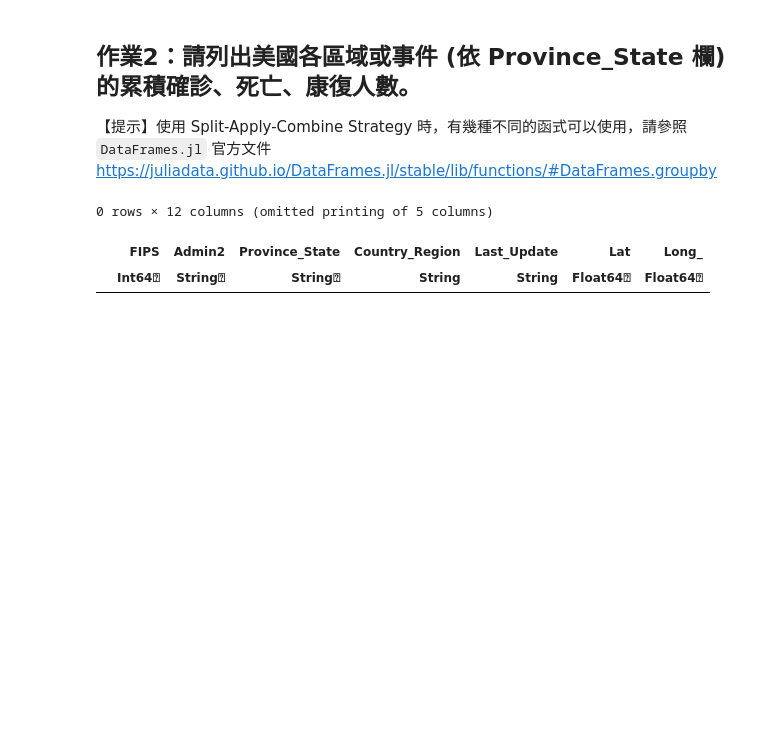
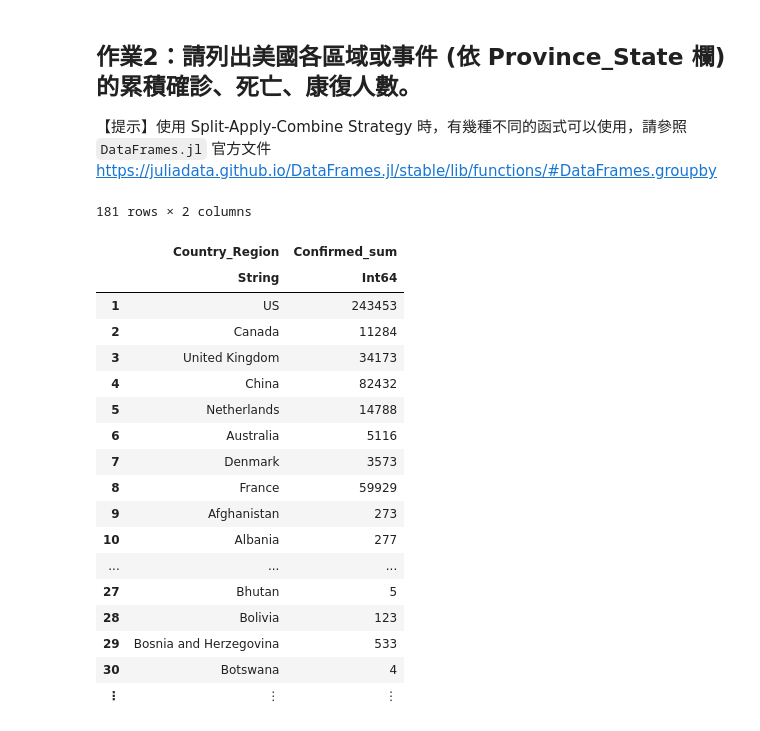
Before and after one commit to marcjuang/1st-JuliaMarathon, a Jupyter notebook: homework/D18_hw.ipynb, the cells around one changed output. Saved outputs shown, nothing was run; the diff lists cells and outputs as text; code cells hidden in the pictures; blank space fills up the shorter version.

```diff
--- a/homework/D18_hw.ipynb
+++ b/homework/D18_hw.ipynb
@@ -40,11 +60,27 @@ df
 
 【提示】使用 Split-Apply-Combine Strategy 時，有幾種不同的函式可以使用，請參照 `DataFrames.jl` 官方文件 [https://juliadata.github.io/DataFrames.jl/stable/lib/functions/#DataFrames.groupby](https://juliadata.github.io/DataFrames.jl/stable/lib/functions/#DataFrames.groupby)
 # %%
-df3= df[df.Country_Region .== "US*", :]
+df3= by(df, :Country_Region, :Confirmed => sum)
 # %% [output]
-0 rows × 12 columns (omitted printing of 5 columns)
+181 rows × 2 columns
-|  | FIPS | Admin2 | Province_State | Country_Region | Last_Update | Lat | Long_ |
-|  | Int64⍰ | String⍰ | String⍰ | String | String | Float64⍰ | Float64⍰ |
+|  | Country_Region | Confirmed_sum |
+|  | String | Int64 |
+| 1 | US | 243453 |
+| 2 | Canada | 11284 |
+| 3 | United Kingdom | 34173 |
+| 4 | China | 82432 |
+| 5 | Netherlands | 14788 |
+| 6 | Australia | 5116 |
+| 7 | Denmark | 3573 |
+| 8 | France | 59929 |
+| 9 | Afghanistan | 273 |
+| 10 | Albania | 277 |
+| ... | ... | ... |
+| 27 | Bhutan | 5 |
+| 28 | Bolivia | 123 |
+| 29 | Bosnia and Herzegovina | 533 |
+| 30 | Botswana | 4 |
+| ⋮ | ⋮ | ⋮ |
 # %%
 df3
 # %% [output]
```
Also changed, not shown: parts of 4 cells of this notebook.
